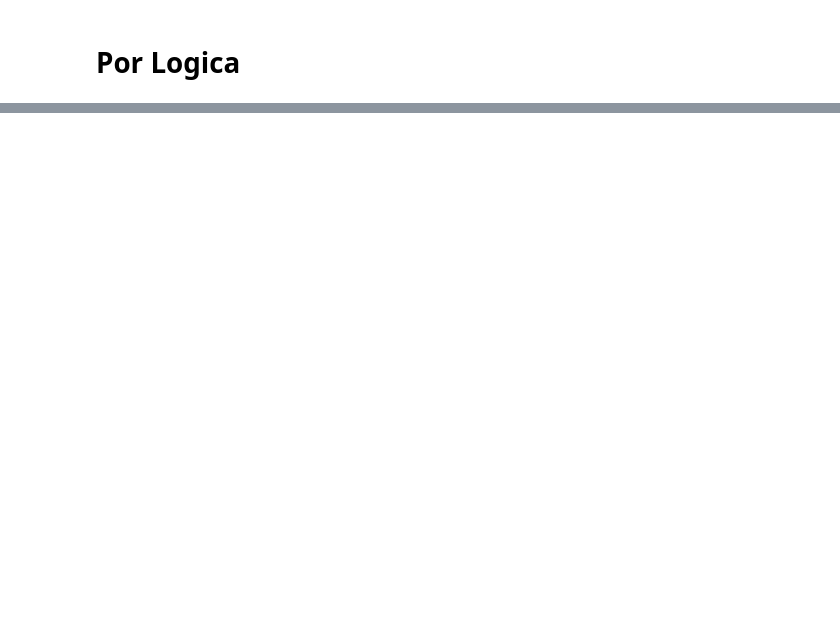
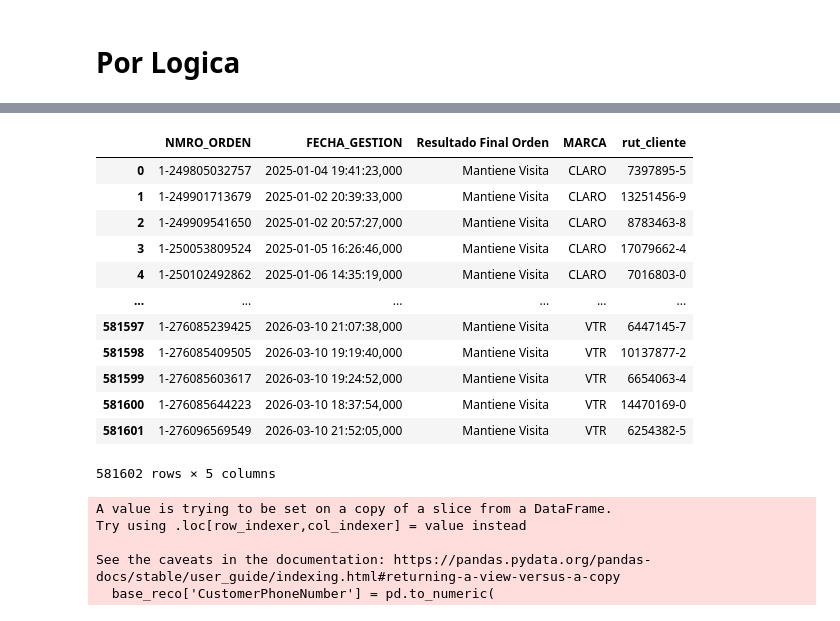
Before and after one commit to WDuran24/Python-Learning, a Jupyter notebook: parche triage.ipynb, the cells around one changed output, grey strips where cells are left out. Cells and saved outputs as stored; diff of their text form; code cells hidden in the pictures; blank space fills up the shorter version.

```diff
--- a/parche triage.ipynb
+++ b/parche triage.ipynb
@@ -1611,0 +1231,45 @@ See the caveats in the documentation: https://pandas.pydata.org/pandas-docs/stab
+# %%
+recoVTR = recoVTR[['NMRO_ORDEN', 'FECHA_GESTION', 'Resultado Final Orden','MARCA','rut_cliente']]
+# %%
+recoCLARO['MARCA'] = 'CLARO'
+# %%
+# =========================
+# JOIN PARA AGREGAR rut_cliente
+# =========================
+recoCLARO = recoCLARO.merge(
+    ASIGCLARO[['numero_solicitud', 'rut_cliente']],
+    left_on='FOLIO',
+    right_on='numero_solicitud',
+    how='left'
+)
+# %%
+# =========================
+# SELECCIONAR CAMPOS
+# =========================
+recoCLARO = recoCLARO[['FOLIO', 'FECHA_GESTION', 'Resultado Final Orden','MARCA','rut_cliente']]
+
+# =========================
+# RENOMBRAR COLUMNA
+# =========================
+recoCLARO = recoCLARO.rename(columns={'FOLIO': 'NMRO_ORDEN'})
+
+# =========================
+# CONCATENAR CON recoVTR
+# =========================
+base_reco = pd.concat([recoCLARO, recoVTR], ignore_index=True)
+# %%
+base_reco
+# %% [output]
+|  | NMRO_ORDEN | FECHA_GESTION | Resultado Final Orden | MARCA | rut_cliente |
+| 0 | 1-249805032757 | 2025-01-04 19:41:23,000 | Mantiene Visita | CLARO | 7397895-5 |
+| 1 | 1-249901713679 | 2025-01-02 20:39:33,000 | Mantiene Visita | CLARO | 13251456-9 |
+| 2 | 1-249909541650 | 2025-01-02 20:57:27,000 | Mantiene Visita | CLARO | 8783463-8 |
+| 3 | 1-250053809524 | 2025-01-05 16:26:46,000 | Mantiene Visita | CLARO | 17079662-4 |
+| 4 | 1-250102492862 | 2025-01-06 14:35:19,000 | Mantiene Visita | CLARO | 7016803-0 |
+| ... | ... | ... | ... | ... | ... |
+| 581597 | 1-276085239425 | 2026-03-10 21:07:38,000 | Mantiene Visita | VTR | 6447145-7 |
+| 581598 | 1-276085409505 | 2026-03-10 19:19:40,000 | Mantiene Visita | VTR | 10137877-2 |
+| 581599 | 1-276085603617 | 2026-03-10 19:24:52,000 | Mantiene Visita | VTR | 6654063-4 |
+| 581600 | 1-276085644223 | 2026-03-10 18:37:54,000 | Mantiene Visita | VTR | 14470169-0 |
+| 581601 | 1-276096569549 | 2026-03-10 21:52:05,000 | Mantiene Visita | VTR | 6254382-5 |
+581602 rows × 5 columns
@@ -1611,0 +1321,11 @@ See the caveats in the documentation: https://pandas.pydata.org/pandas-docs/stab
+# %%
+base_reco['CustomerPhoneNumber'] = pd.to_numeric(
+    base_reco['CustomerPhoneNumber'],
+    errors='coerce'
+).astype('Int64')
+# %% [output]
+A value is trying to be set on a copy of a slice from a DataFrame.
+Try using .loc[row_indexer,col_indexer] = value instead
+
+See the caveats in the documentation: https://pandas.pydata.org/pandas-docs/stable/user_guide/indexing.html#returning-a-view-versus-a-copy
+  base_reco['CustomerPhoneNumber'] = pd.to_numeric(
```
Also changed, not shown: parts of 51 cells of this notebook.
